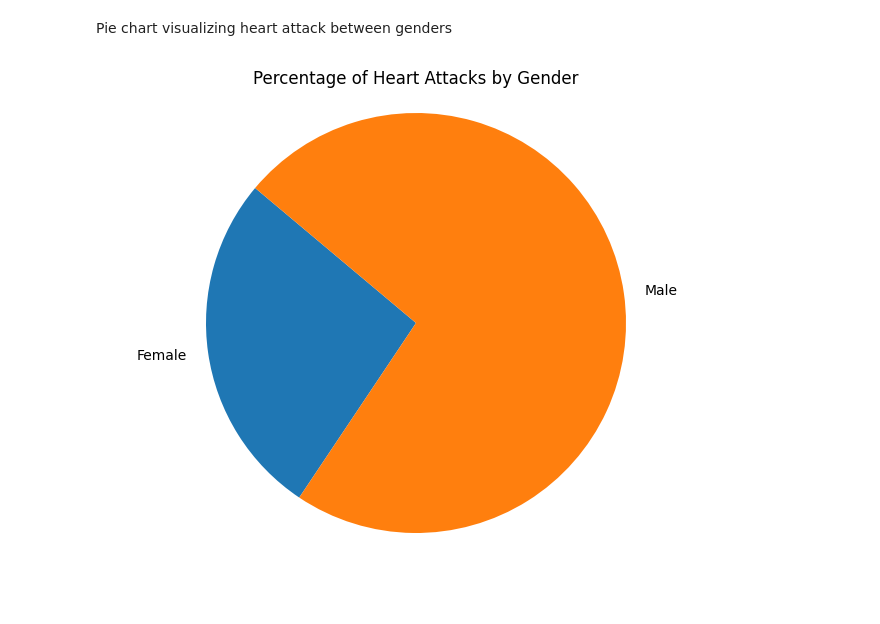
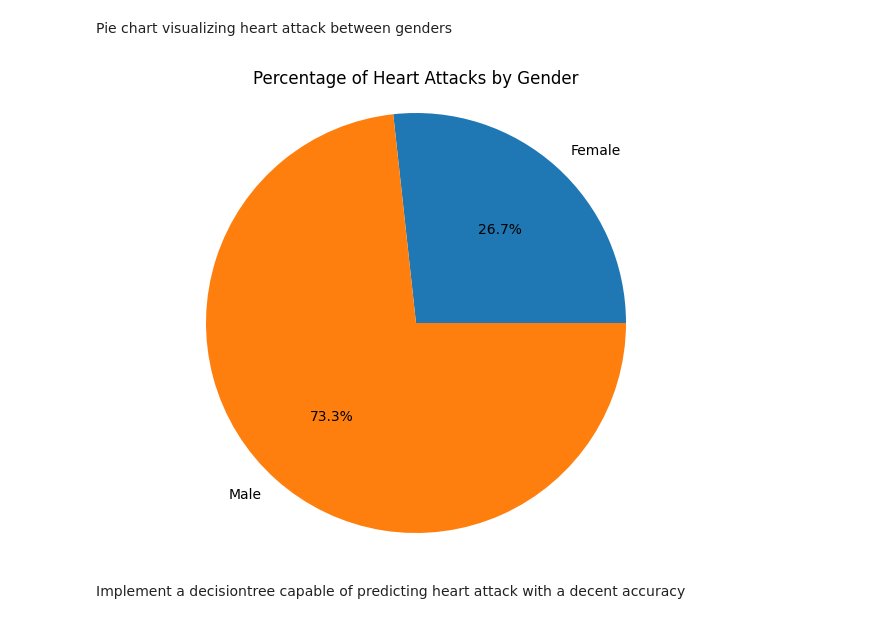
Before and after one commit to godoistvan/Heart-Health, a Jupyter notebook: hearthealth.ipynb, the cells around one changed output. Saved outputs shown, nothing was run; the diff lists cells and outputs as text; code cells hidden in the pictures; blank space fills up the shorter version.

Commit message:
Implemented decisiontree and exported the images

```diff
--- a/hearthealth.ipynb
+++ b/hearthealth.ipynb
@@ -135,13 +135,14 @@ Pie chart visualizing heart attack between genders
 # %%
 heart_attack_counts = df.groupby('Gender')['Heart Attack'].sum()
 total_heart_attacks = heart_attack_counts.sum()
 percentage_heart_attacks = (heart_attack_counts / total_heart_attacks) * 100
 
-# Plotting the pie chart
 plt.figure(figsize=(8, 6))
-plt.pie(percentage_heart_attacks, labels=percentage_heart_attacks.index.map({0: 'Female', 1: 'Male'}), autopct='%1.1f%%', startangle=140)
+plt.pie(percentage_heart_attacks, labels=percentage_heart_attacks.index.map({0: 'Female', 1: 'Male'}), autopct='%1.1f%%')
 plt.title('Percentage of Heart Attacks by Gender')
-plt.axis('equal')  # Equal aspect ratio ensures that pie is drawn as a circle.
+plt.axis('equal')
 plt.show()
 # %% [output]
-[figure, old version]
+[figure, new version]
+# %% [markdown]
+Implement a decisiontree capable of predicting heart attack with a decent accuracy
```
Also changed, not shown: parts of 10 cells of this notebook, 6 other files.
